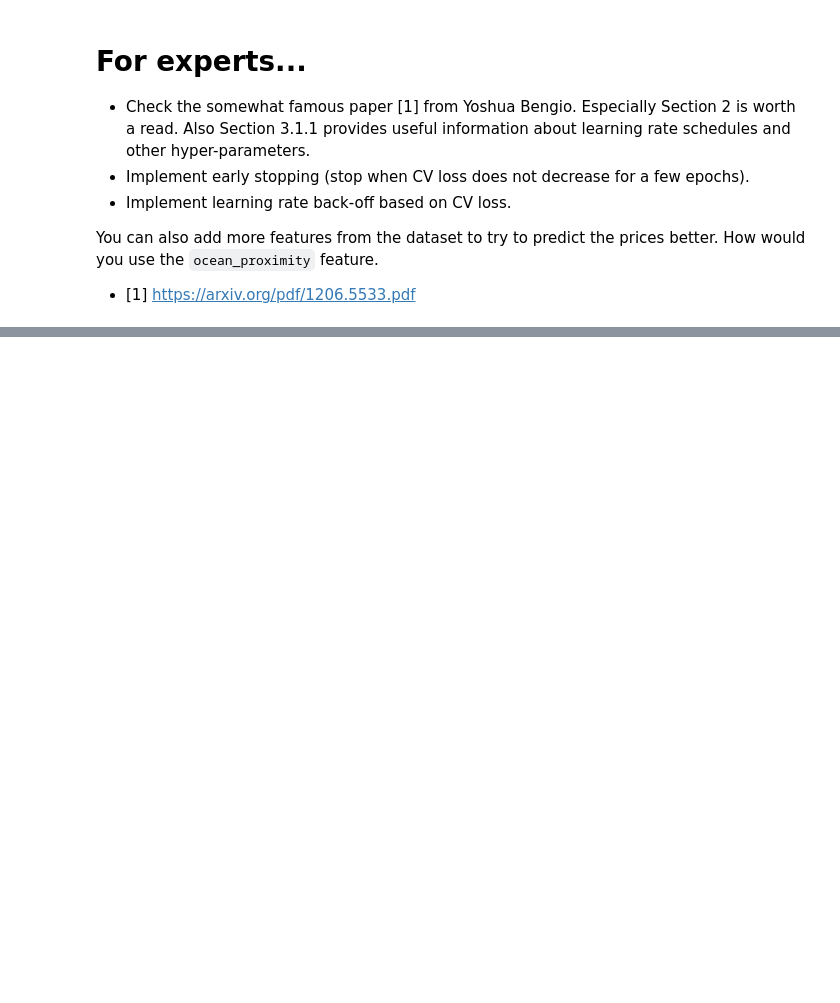
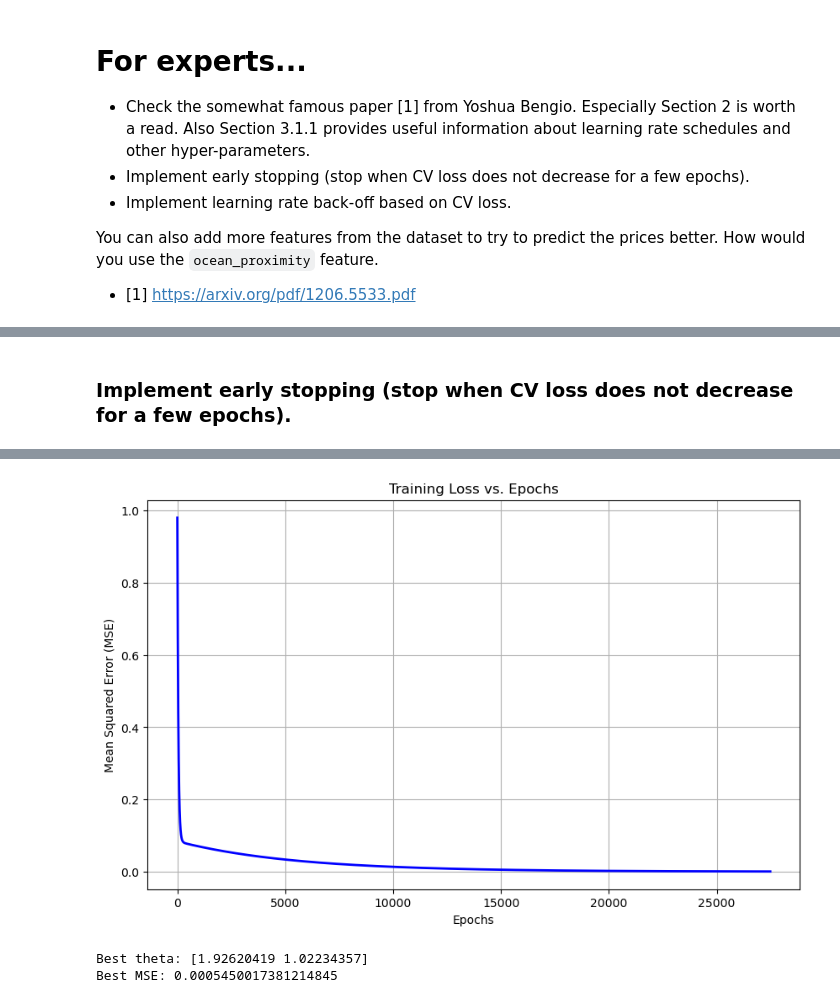
Before and after one commit to saadmann18/statistical-and-machine-learning-exercises, a Jupyter notebook: Exercise/Practice 2 Least squares SGD/p2_WorkedExample.ipynb, the cells around one changed output, grey strips where cells are left out. Drawn from its saved outputs; the diff is of its cells as text; code cells hidden in the pictures; blank space fills up the shorter version.

Commit message:
Add SGD implementation with learning rate scheduling and early stopping

```diff
--- a/Exercise/Practice 2 Least squares SGD/p2_WorkedExample.ipynb
+++ b/Exercise/Practice 2 Least squares SGD/p2_WorkedExample.ipynb
@@ -478,0 +674,67 @@ How would you use the `ocean_proximity` feature.
+# %% [markdown]
+### Implement early stopping (stop when CV loss does not decrease for a few epochs).
+# %%
+import numpy as np
+import matplotlib.pyplot as plt
+
+# Initialize data and parameters
+x = np.array([[1,2], [1,4]])
+y_gt = np.array([4, 6])
+theta = np.array([1.001, 1.003])
+LR = 0.001
+max_epochs = 30000
+patience = 10  # Number of epochs to wait before stopping if no improvement
+min_delta = 1e-6  # Minimum change in loss to qualify as improvement
+
+# Lists to store loss and epoch values
+loss_history = []
+best_loss = float('inf')
+no_improve_epochs = 0
+
+print(f"Initial theta: {theta}")
+
+for epoch in range(max_epochs):
+    # Prediction
+    y = np.matmul(x, theta)
+
+    # Error
+    error = y - y_gt
+
+    # MSE
+    mse = np.mean(error ** 2)
+    loss_history.append(mse)
+
+    # Early stopping check
+    if mse < best_loss - min_delta:
+        best_loss = mse
+        best_theta = theta.copy()
+        no_improve_epochs = 0
+    else:
+        no_improve_epochs += 1
+        if no_improve_epochs >= patience:
+            print(f"\nEarly stopping at epoch {epoch + 1}")
+            print(f"Best MSE: {best_loss:.6f}")
+            break
+
+    # Gradient
+    grad = np.matmul(x.T, error) / len(y_gt)
+
+    # Update theta
+    theta = theta - LR * grad
+
+    # Print progress
+    if (epoch + 1) % 100 == 0:
+        print(f"Epoch {epoch + 1}: MSE = {mse:.6f}")
+
+# Plotting the loss curve
+plt.figure(figsize=(10, 6))
+plt.plot(range(len(loss_history)), loss_history, 'b-', linewidth=2)
+plt.title('Training Loss vs. Epochs')
+plt.xlabel('Epochs')
+plt.ylabel('Mean Squared Error (MSE)')
+plt.grid(True)
+plt.show()
+
+print("\nBest theta:", best_theta)
+print("Best MSE:", best_loss)
+# %% [output]
@@ -478,0 +758,3 @@ How would you use the `ocean_proximity` feature.
+[figure, added]
+Best theta: [1.92620419 1.02234357]
+Best MSE: 0.0005450017381214845
```
Also changed, not shown: parts of 12 cells of this notebook.
